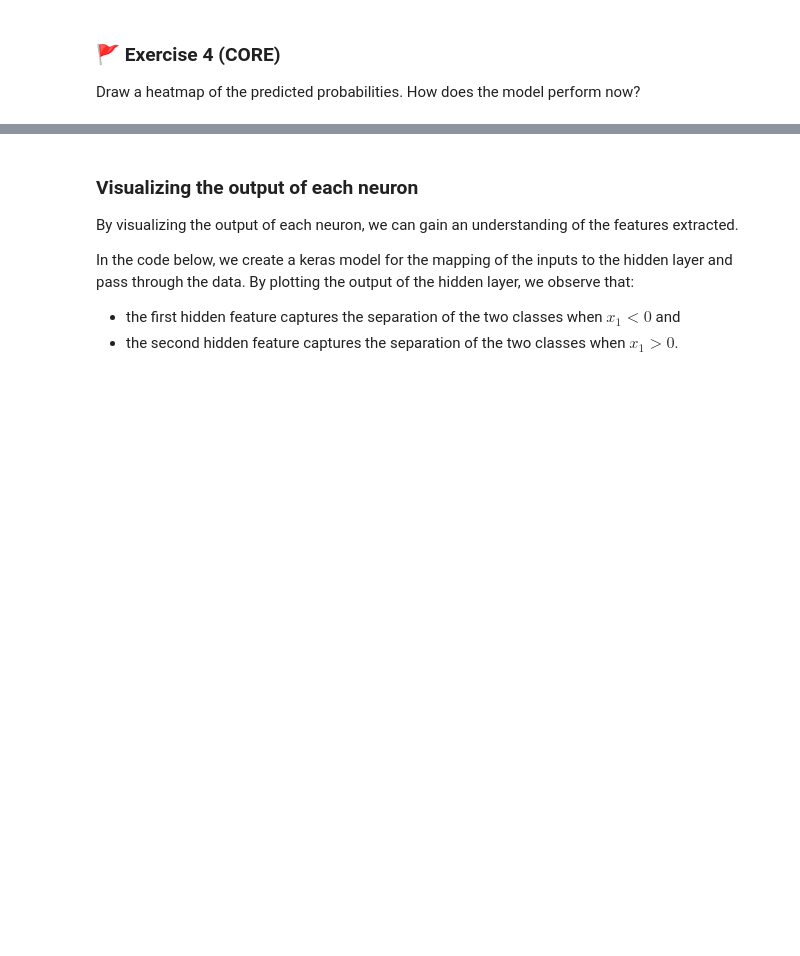
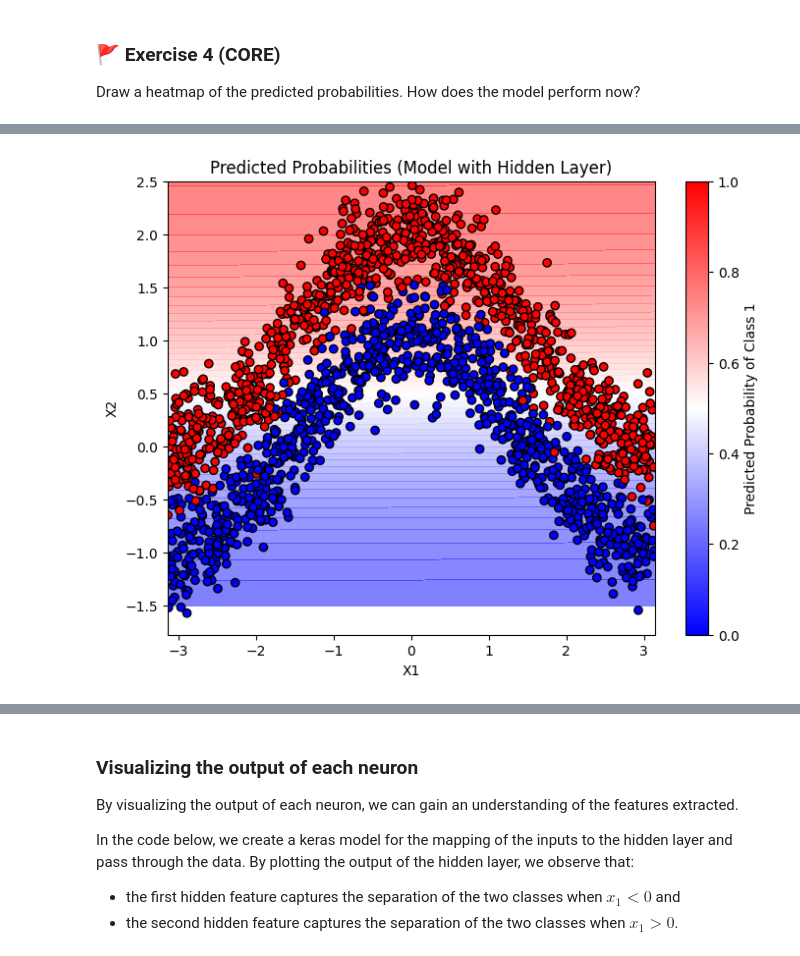
Before and after one commit to Aseel0AG/foo2, a Jupyter notebook: mlp_week09.ipynb, the cells around one changed output, grey strips where cells are left out. Drawn from its saved outputs; the diff is of its cells as text; code cells hidden in the pictures; blank space fills up the shorter version.

```diff
--- a/mlp_week09.ipynb
+++ b/mlp_week09.ipynb
@@ -220,3 +393,27 @@ Continue to train the model for more epochs as needed. Note: rerun the fit line
 Draw a heatmap of the predicted probabilities. How does the model perform now?
 # %%
 # Code for your answer here!
+# Create a grid of test points
+X_grid1, X_grid2 = np.meshgrid(
+    np.linspace(-np.pi, np.pi, 200),
+    np.linspace(-1.5, 2.5, 200)
+)
+X_grid = np.column_stack([X_grid1.ravel(), X_grid2.ravel()])
+
+# Predict probabilities using the new model (with hidden layer)
+y_pred_prob = model_lr.predict(X_grid)
+
+# Draw heatmap
+plt.figure(figsize=(8, 6))
+plt.contourf(
+    X_grid1, X_grid2,
+    y_pred_prob.reshape(X_grid1.shape),
+    levels=50, cmap='bwr', alpha=0.5
+)
+plt.scatter(X[:,0], X[:,1], c=y, cmap='bwr', edgecolor='k')
+plt.xlabel('X1')
+plt.ylabel('X2')
+plt.title('Predicted Probabilities (Model with Hidden Layer)')
+plt.colorbar(label='Predicted Probability of Class 1')
+plt.show()
+# %% [output]
@@ -223 +421,2 @@ Draw a heatmap of the predicted probabilities. How does the model perform now?
+[figure, added]
 # %% [markdown]
```
Also changed, not shown: parts of 46 cells of this notebook.
